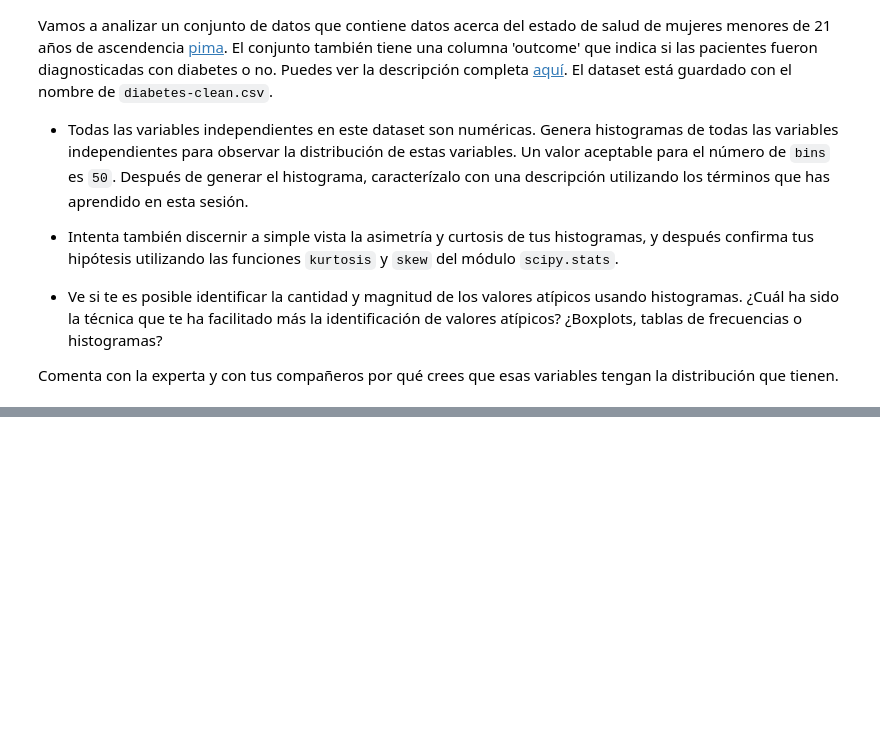
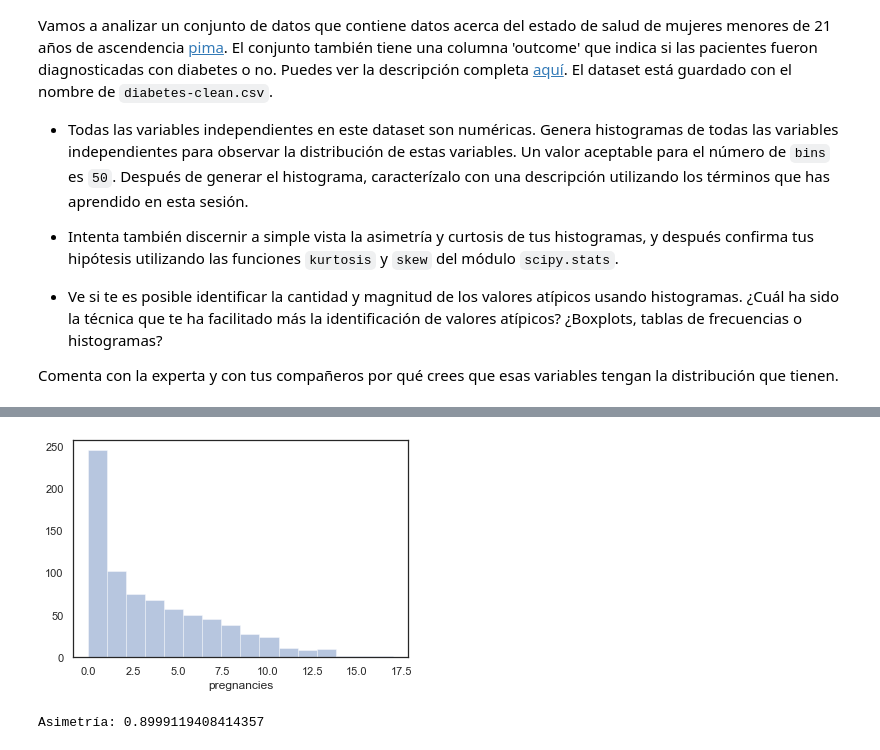
Before and after one commit to luislerma5593/Data_Analysis, a Jupyter notebook: 4. Análisis de datos con Python/2. Introducción a la visualización de datos Distribuciones/Reto-03/describiendo_histogramas.ipynb, the cells around one changed output, grey strips where cells are left out. Saved outputs shown, nothing was run; the diff lists cells and outputs as text; code cells hidden in the pictures; blank space fills up the shorter version.

```diff
--- a/4. Análisis de datos con Python/2. Introducción a la visualización de datos Distribuciones/Reto-03/describiendo_histogramas.ipynb
+++ b/4. Análisis de datos con Python/2. Introducción a la visualización de datos Distribuciones/Reto-03/describiendo_histogramas.ipynb
@@ -19,3 +19,13 @@ Vamos a analizar un conjunto de datos que contiene datos acerca del estado de sa
 - Ve si te es posible identificar la cantidad y magnitud de los valores atípicos usando histogramas. ¿Cuál ha sido la técnica que te ha facilitado más la identificación de valores atípicos? ¿Boxplots, tablas de frecuencias o histogramas?
 
 Comenta con la experta y con tus compañeros por qué crees que esas variables tengan la distribución que tienen.
+# %%
+import numpy as np
+import seaborn as sns
+from scipy.stats import skew, kurtosis
+import pandas as pd
+
+sns.set(style='white')
+# %%
+df = pd.read_csv('../../Datasets/diabetes-clean.csv', index_col=0)
+df.head()
@@ -21,0 +39,8 @@ Comenta con la experta y con tus compañeros por qué crees que esas variables t
+# %%
+sns.distplot(df["pregnancies"], kde=False, norm_hist=False);
+# %% [output]
+[figure, added]
+# %%
+print(f'Asimetría: {skew(df["pregnancies"])}')
+# %% [output]
+Asimetría: 0.8999119408414357
```
Also changed, not shown: parts of 5 cells of this notebook, 6 other files.
